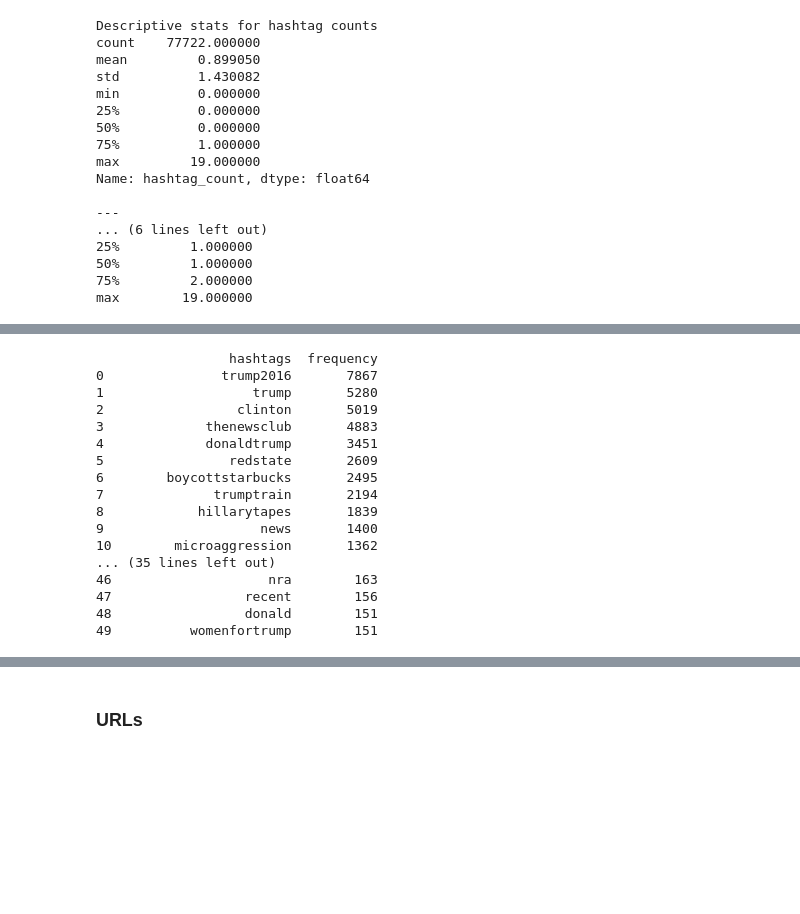
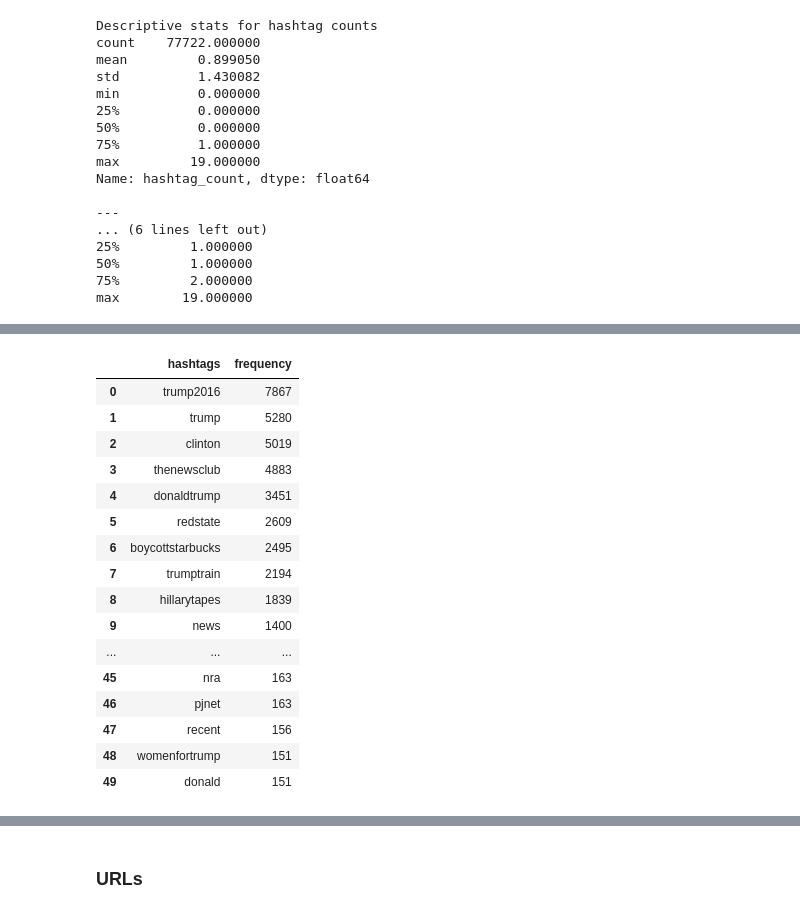
Before and after one commit to rl-grimey/polititweets, a Jupyter notebook: notebooks/bots/bot-tweet-entities.ipynb, the cells around one changed output, grey strips where cells are left out. Drawn from its saved outputs; the diff is of its cells as text; code cells hidden in the pictures; blank space fills up the shorter version.

```diff
--- a/notebooks/bots/bot-tweet-entities.ipynb
+++ b/notebooks/bots/bot-tweet-entities.ipynb
@@ -157,24 +159,25 @@ entities['hashtag_count'].value_counts().plot(kind='bar', title='#s per tweet Hi
 # %%
 hashtags = countEntities(entities, 'hashtags')
-print (hashtags.head(50))
+#print (hashtags.head(50))
+hashtags.head(50).style.bar(subset=['frequency'], color='#d65f5f')
 # %% [output]
-                 hashtags  frequency
-0               trump2016       7867
-1                   trump       5280
-2                 clinton       5019
-3             thenewsclub       4883
-4             donaldtrump       3451
-5                redstate       2609
-6        boycottstarbucks       2495
-7              trumptrain       2194
-8            hillarytapes       1839
-9                    news       1400
-10        microaggression       1362
-... (35 lines left out)
-46                    nra        163
-47                 recent        156
-48                 donald        151
-49          womenfortrump        151
+|  | hashtags | frequency |
+| 0 | trump2016 | 7867 |
+| 1 | trump | 5280 |
+| 2 | clinton | 5019 |
+| 3 | thenewsclub | 4883 |
+| 4 | donaldtrump | 3451 |
+| 5 | redstate | 2609 |
+| 6 | boycottstarbucks | 2495 |
+| 7 | trumptrain | 2194 |
+| 8 | hillarytapes | 1839 |
+| 9 | news | 1400 |
+| ... | ... | ... |
+| 45 | nra | 163 |
+| 46 | pjnet | 163 |
+| 47 | recent | 156 |
+| 48 | womenfortrump | 151 |
+| 49 | donald | 151 |
 # %%
 # Distribution of frequencies
 
```
Also changed, not shown: parts of 12 cells of this notebook, 1 other file.
